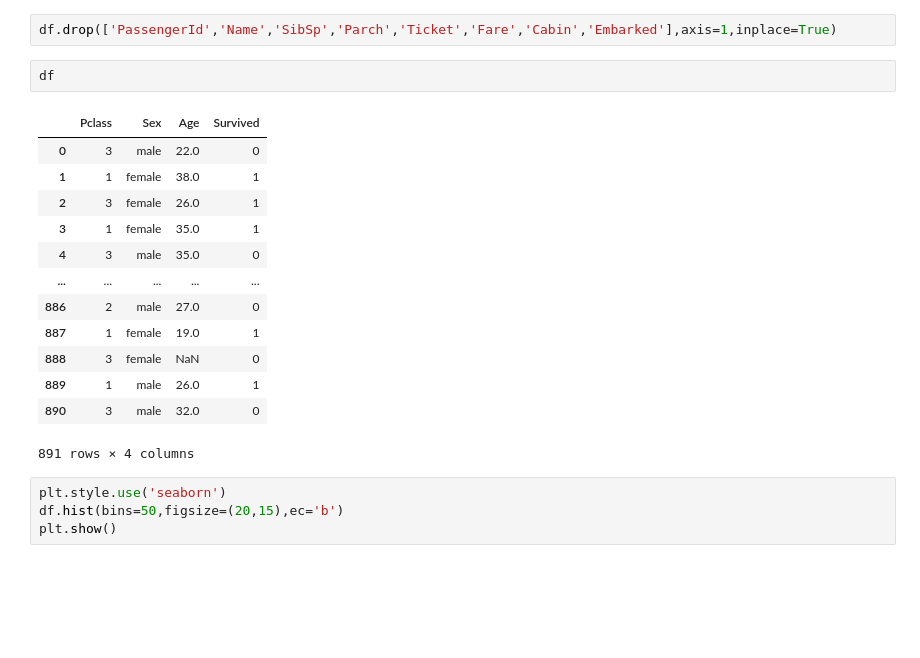
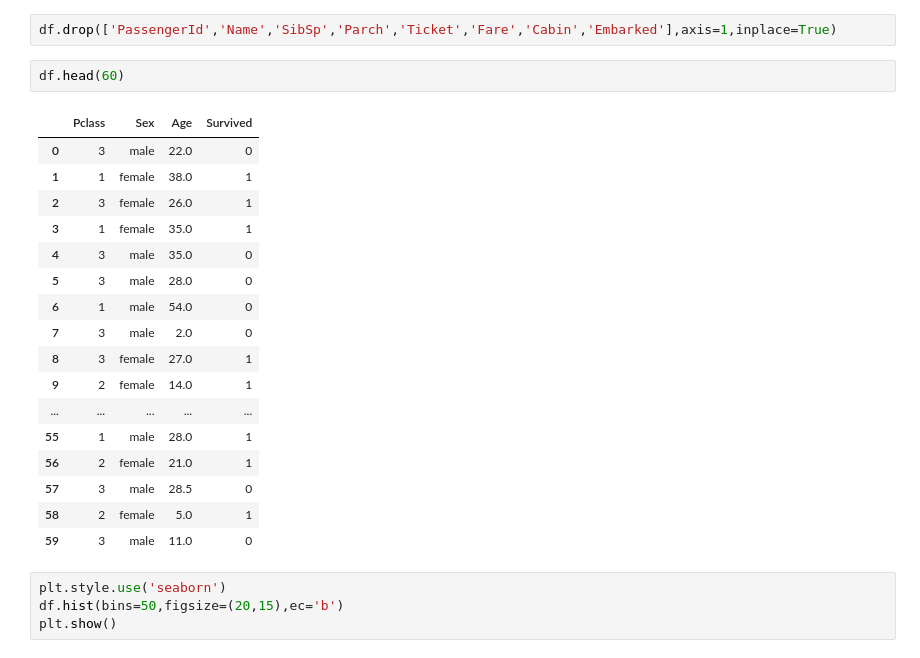
Before and after one commit to AnushaNarayananP/class-lectures-track-1-ml, a Jupyter notebook: Naive Bayes.ipynb, the cells around one changed output. Drawn from its saved outputs; the diff is of its cells as text; blank space fills up the shorter version.

```diff
--- a/Naive Bayes.ipynb
+++ b/Naive Bayes.ipynb
@@ -32,21 +32,25 @@ dtype: int64
 # %%
 df.drop(['PassengerId','Name','SibSp','Parch','Ticket','Fare','Cabin','Embarked'],axis=1,inplace=True)
 # %%
-df
+df.head(60)
 # %% [output]
 |  | Pclass | Sex | Age | Survived |
 | 0 | 3 | male | 22.0 | 0 |
 | 1 | 1 | female | 38.0 | 1 |
 | 2 | 3 | female | 26.0 | 1 |
 | 3 | 1 | female | 35.0 | 1 |
 | 4 | 3 | male | 35.0 | 0 |
+| 5 | 3 | male | 28.0 | 0 |
+| 6 | 1 | male | 54.0 | 0 |
+| 7 | 3 | male | 2.0 | 0 |
+| 8 | 3 | female | 27.0 | 1 |
+| 9 | 2 | female | 14.0 | 1 |
 | ... | ... | ... | ... | ... |
-| 886 | 2 | male | 27.0 | 0 |
-| 887 | 1 | female | 19.0 | 1 |
-| 888 | 3 | female | NaN | 0 |
-| 889 | 1 | male | 26.0 | 1 |
-| 890 | 3 | male | 32.0 | 0 |
+| 55 | 1 | male | 28.0 | 1 |
+| 56 | 2 | female | 21.0 | 1 |
+| 57 | 3 | male | 28.5 | 0 |
+| 58 | 2 | female | 5.0 | 1 |
+| 59 | 3 | male | 11.0 | 0 |
-891 rows × 4 columns
 # %%
 plt.style.use('seaborn')
 df.hist(bins=50,figsize=(20,15),ec='b')
```
Also changed, not shown: parts of 19 cells of this notebook, 2 other files.
